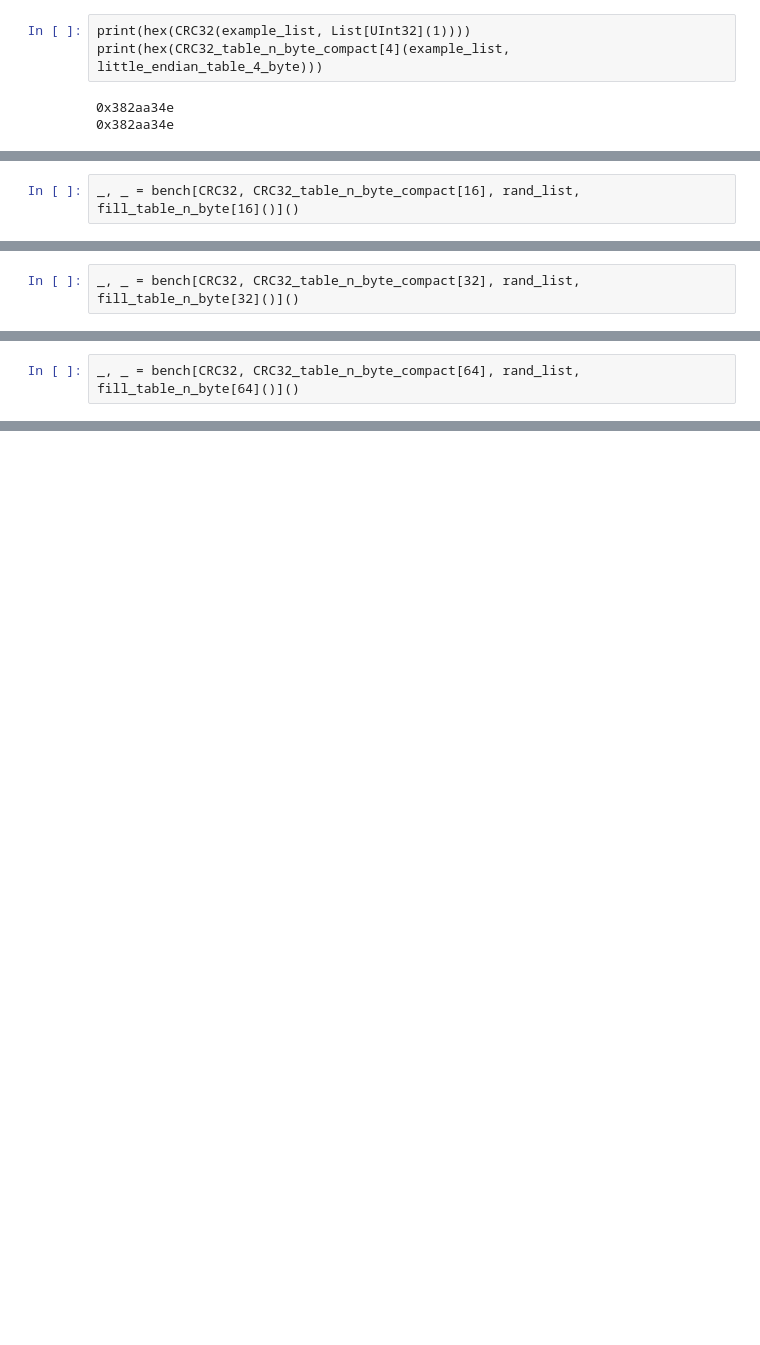
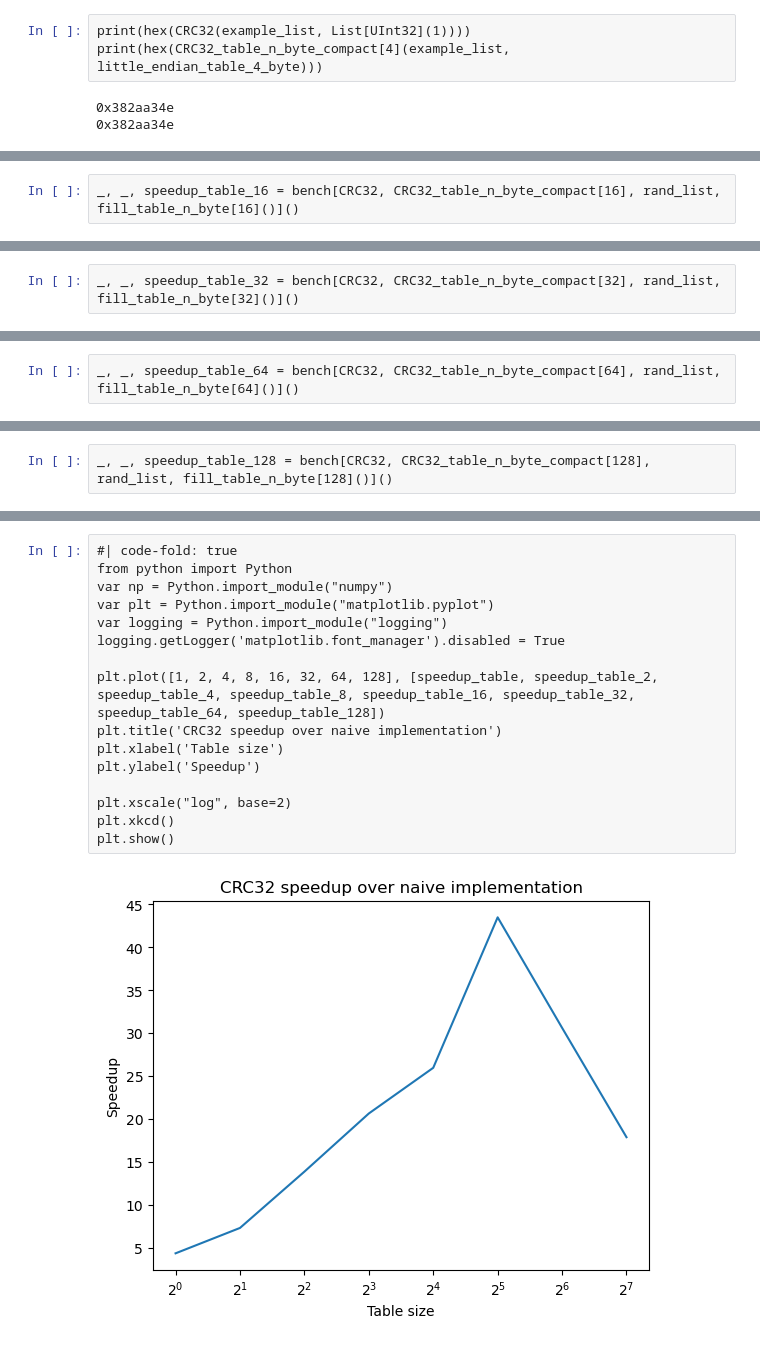
Before and after one commit to fnands/fnands.com, a Jupyter notebook: blog/2024/mojo-crc-calc/index.ipynb, the cells around one changed output, grey strips where cells are left out. Cells and saved outputs as stored; diff of their text form; blank space fills up the shorter version.

```diff
--- a/blog/2024/mojo-crc-calc/index.ipynb
+++ b/blog/2024/mojo-crc-calc/index.ipynb
@@ -575,3 +587,3 @@ Speedup factor:                  18.238276561661294
 # %%
-_, _ = bench[CRC32, CRC32_table_n_byte_compact[16], rand_list, fill_table_n_byte[16]()]()
+_, _, speedup_table_16 = bench[CRC32, CRC32_table_n_byte_compact[16], rand_list, fill_table_n_byte[16]()]()
 # %% [output]
@@ -581,3 +593,3 @@ Speedup factor:                  23.412587223520386
 # %%
-_, _ = bench[CRC32, CRC32_table_n_byte_compact[32], rand_list, fill_table_n_byte[32]()]()
+_, _, speedup_table_32 = bench[CRC32, CRC32_table_n_byte_compact[32], rand_list, fill_table_n_byte[32]()]()
 # %% [output]
@@ -587,3 +599,3 @@ Speedup factor:                  24.887492186533422
 # %%
-_, _ = bench[CRC32, CRC32_table_n_byte_compact[64], rand_list, fill_table_n_byte[64]()]()
+_, _, speedup_table_64 = bench[CRC32, CRC32_table_n_byte_compact[64], rand_list, fill_table_n_byte[64]()]()
 # %% [output]
@@ -592,0 +605,2 @@ Speedup factor:                  21.867069123534549
+# %%
+_, _, speedup_table_128 = bench[CRC32, CRC32_table_n_byte_compact[128], rand_list, fill_table_n_byte[128]()]()
@@ -592,0 +615,18 @@ Speedup factor:                  21.867069123534549
+# %%
+#| code-fold: true
+from python import Python
+var np = Python.import_module("numpy")
+var plt = Python.import_module("matplotlib.pyplot")
+var logging = Python.import_module("logging")
+logging.getLogger('matplotlib.font_manager').disabled = True
+
+plt.plot([1, 2, 4, 8, 16, 32, 64, 128], [speedup_table, speedup_table_2, speedup_table_4, speedup_table_8, speedup_table_16, speedup_table_32, speedup_table_64, speedup_table_128])
+plt.title('CRC32 speedup over naive implementation')
+plt.xlabel('Table size')
+plt.ylabel('Speedup')
+
+plt.xscale("log", base=2)
+plt.xkcd()
+plt.show()
+# %% [output]
+[figure, added]
```
Also changed, not shown: parts of 84 cells of this notebook, 1 other file.
